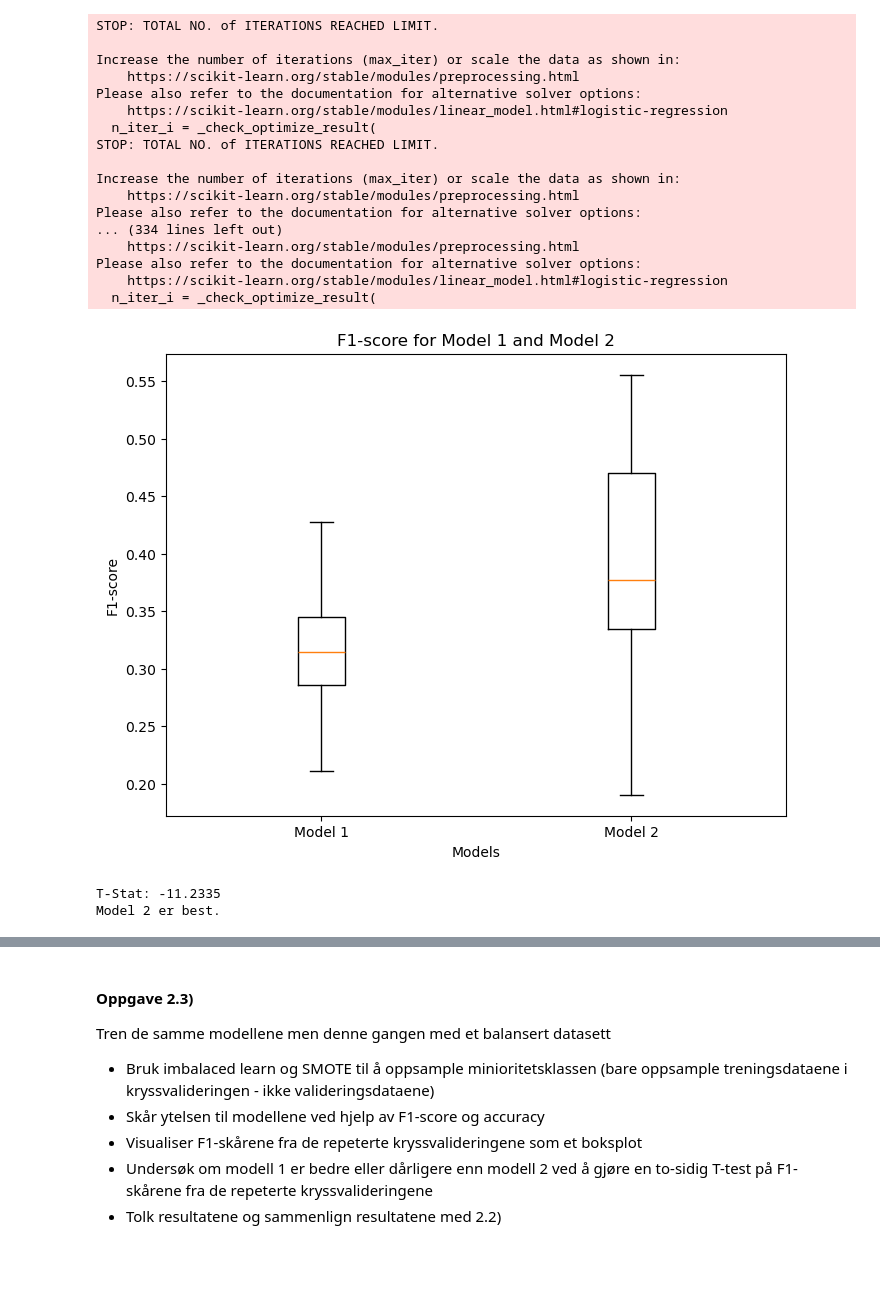
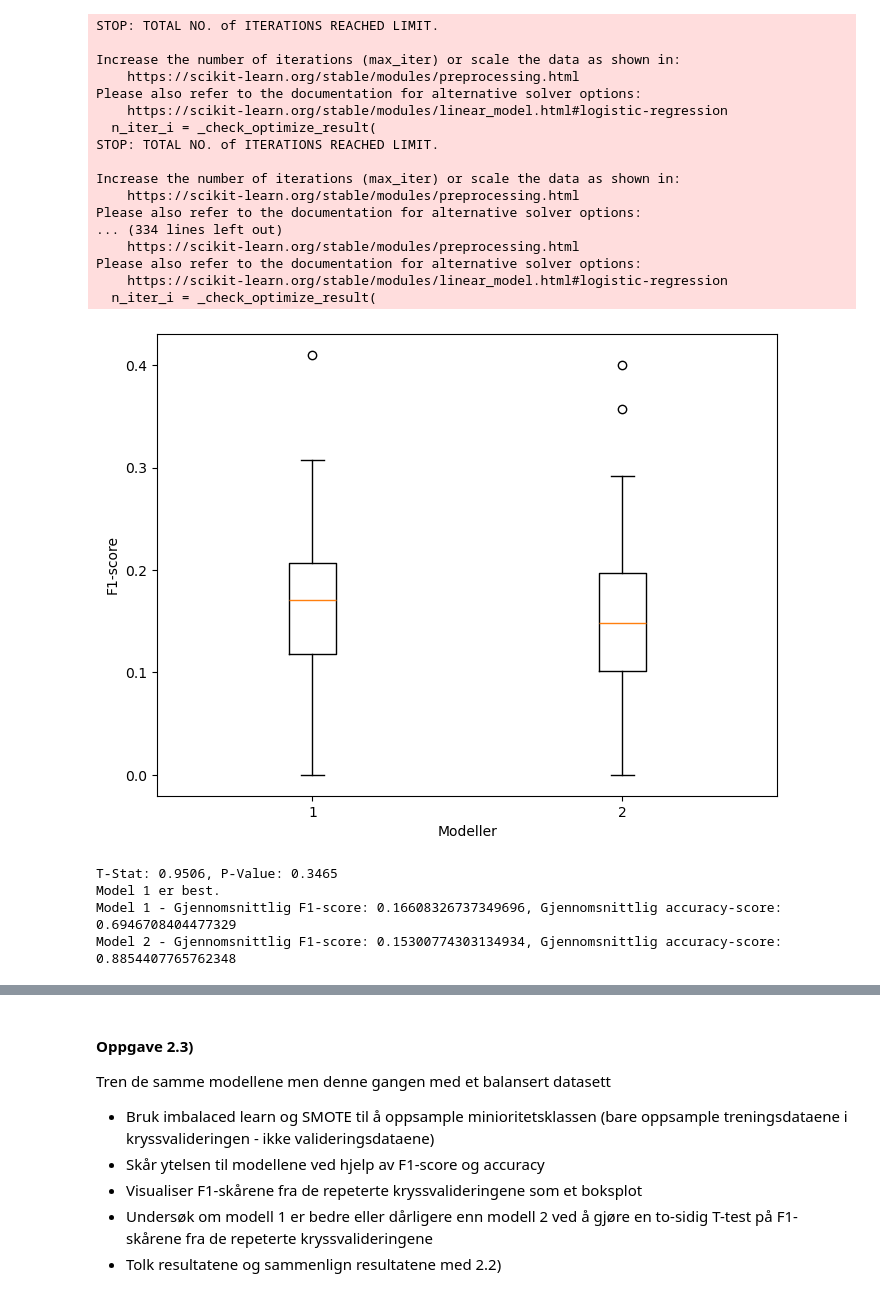
Before and after one commit to Bsingstad/DMBA-ML, a Jupyter notebook: Oblig 2/Oppgave 2.ipynb, the cells around one changed output, grey strips where cells are left out. Cells and saved outputs as stored; diff of their text form; code cells hidden in the pictures; blank space fills up the shorter version.

```diff
--- a/Oblig 2/Oppgave 2.ipynb
+++ b/Oblig 2/Oppgave 2.ipynb
@@ -172,31 +172,3 @@ Please also refer to the documentation for alternative solver options:
 Please also refer to the documentation for alternative solver options:
     https://scikit-learn.org/stable/modules/linear_model.html#logistic-regression
   n_iter_i = _check_optimize_result(
-# %%
-import matplotlib.pyplot as plt
-import numpy as np
-
-f1_scores = [f1_scores_model1, f1_scores_model2]
-model_names = ['Model 1', 'Model 2']
-
-plt.figure(figsize=(8, 6))
-plt.boxplot(f1_scores, labels=model_names)
-plt.title('F1-score for Model 1 and Model 2')
-plt.xlabel('Models')
-plt.ylabel('F1-score')
-plt.show()
-
-print(f"T-Stat: {t_stat:.4f}")
-
-avg_f1_score_model1 = np.mean(f1_scores_model1)
-avg_f1_score_model2 = np.mean(f1_scores_model2)
-if avg_f1_score_model1 > avg_f1_score_model2:
-    print("Model 1 er best.")
-elif avg_f1_score_model2 > avg_f1_score_model1:
-    print("Model 2 er best.")
-else:
-    print("Model 1 og Model 2 har samme ytelse.")
-# %% [output]
-[figure, removed]
-T-Stat: -11.2335
-Model 2 er best.
@@ -205,0 +175,29 @@ Vi ser ut i fra diagramet at Model 2 har en høyere gjennomsnittelig F1 score en
+# %%
+plt.figure(figsize=(8, 6))
+plt.boxplot([f1_scores_model1, f1_scores_model2])
+plt.xlabel('Modeller')
+plt.ylabel('F1-score')
+plt.show()
+
+print(f"T-Stat: {t_stat:.4f}, P-Value: {p_value:.4f}")
+
+avg_f1_score_model1 = np.mean(f1_scores_model1)
+avg_f1_score_model2 = np.mean(f1_scores_model2)
+avg_accuracy_score_model1 = np.mean(accuracy_scores_model1)
+avg_accuracy_score_model2 = np.mean(accuracy_scores_model2)
+
+if avg_f1_score_model1 > avg_f1_score_model2:
+    print("Model 1 er best.")
+elif avg_f1_score_model2 > avg_f1_score_model1:
+    print("Model 2 er best.")
+else:
+    print("Model 1 og Model 2 har samme ytelse.")
+
+print(f"Model 1 - Gjennomsnittlig F1-score: {avg_f1_score_model1}, Gjennomsnittlig accuracy-score: {avg_accuracy_score_model1}")
+print(f"Model 2 - Gjennomsnittlig F1-score: {avg_f1_score_model2}, Gjennomsnittlig accuracy-score: {avg_accuracy_score_model2}")
+# %% [output]
+[figure, added]
+T-Stat: 0.9506, P-Value: 0.3465
+Model 1 er best.
+Model 1 - Gjennomsnittlig F1-score: 0.16608326737349696, Gjennomsnittlig accuracy-score: 0.6946708404477329
+Model 2 - Gjennomsnittlig F1-score: 0.15300774303134934, Gjennomsnittlig accuracy-score: 0.8854407765762348
```
Also changed, not shown: parts of 12 cells of this notebook, 1 other file.
